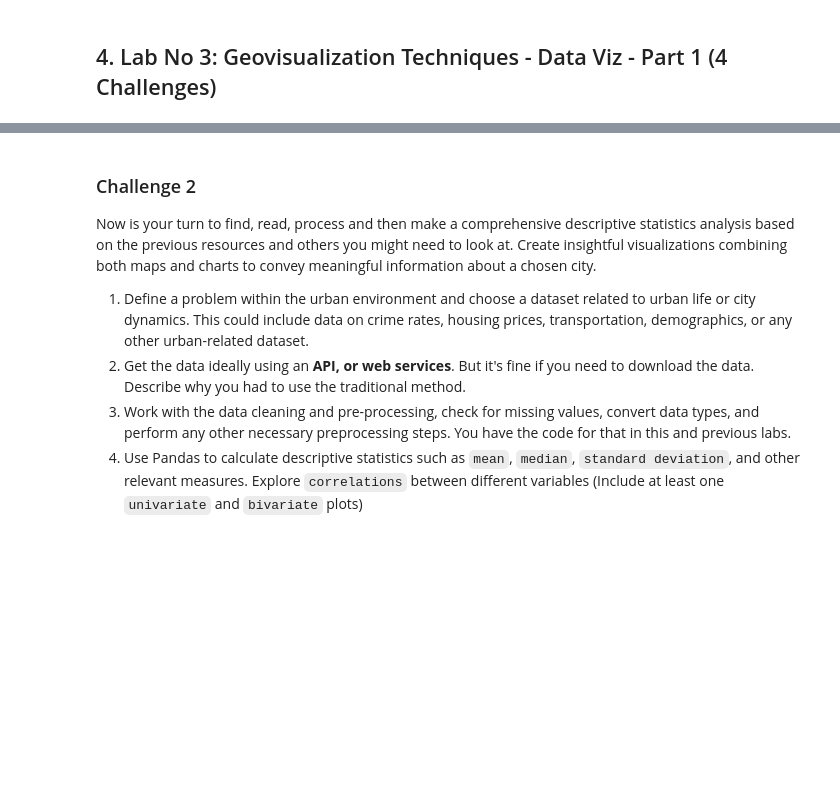
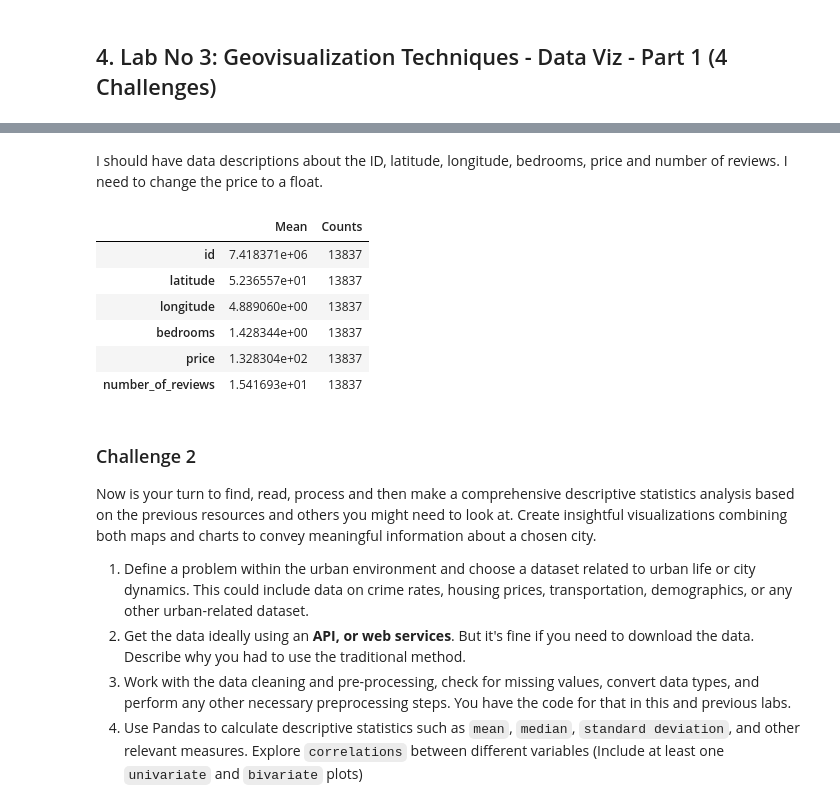
Before and after one commit to ejarrettt/Lab-Assignment-1, a Jupyter notebook: UA_Assignment_1.ipynb, the cells around one changed output, grey strips where cells are left out. Cells and saved outputs as stored; diff of their text form; code cells hidden in the pictures; blank space fills up the shorter version.

```diff
--- a/UA_Assignment_1.ipynb
+++ b/UA_Assignment_1.ipynb
@@ -708,3 +759,28 @@ Please extend the `data_description` function to only accept numerical columns a
+# %% [markdown]
+I should have data descriptions about the ID, latitude, longitude, bedrooms, price and number of reviews. I need to change the price to a float.
+# %%
+# Looks like price is a string, not a number.
+subset_listings.price = subset_listings.price.astype(int)
+# %%
+def data_description(x):
+    numerical_subset = x.select_dtypes(include=['number']) #select_dtypes function selects just the attributes that are numerical
+
+    stats= pd.DataFrame({
+        'Mean': numerical_subset.mean(),
+        'Counts': numerical_subset.count()
+    })
+    return stats
+
+table = data_description(subset_listings)
+table
+# %% [output]
+|  | Mean | Counts |
+| id | 7.418371e+06 | 13837 |
+| latitude | 5.236557e+01 | 13837 |
+| longitude | 4.889060e+00 | 13837 |
+| bedrooms | 1.428344e+00 | 13837 |
+| price | 1.328304e+02 | 13837 |
+| number_of_reviews | 1.541693e+01 | 13837 |
 # %% [markdown]
 ### Challenge 2
 
```
Also changed, not shown: parts of 5 cells of this notebook.
